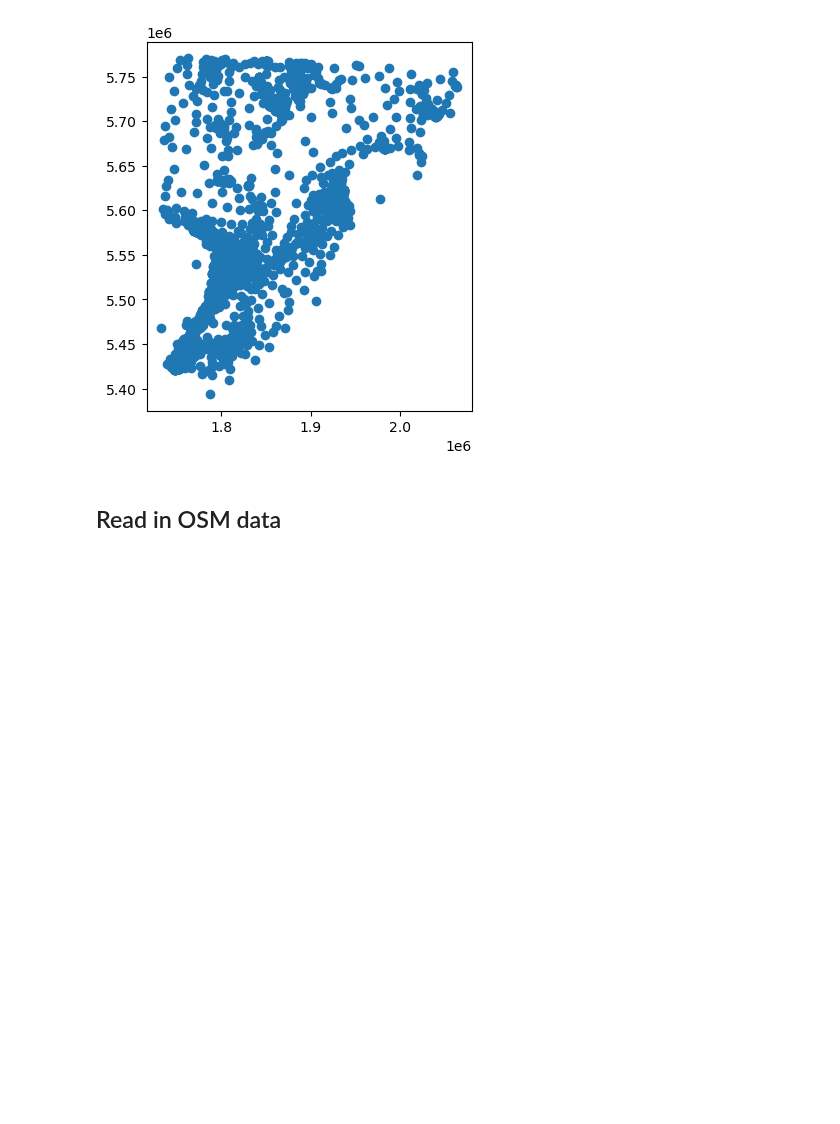
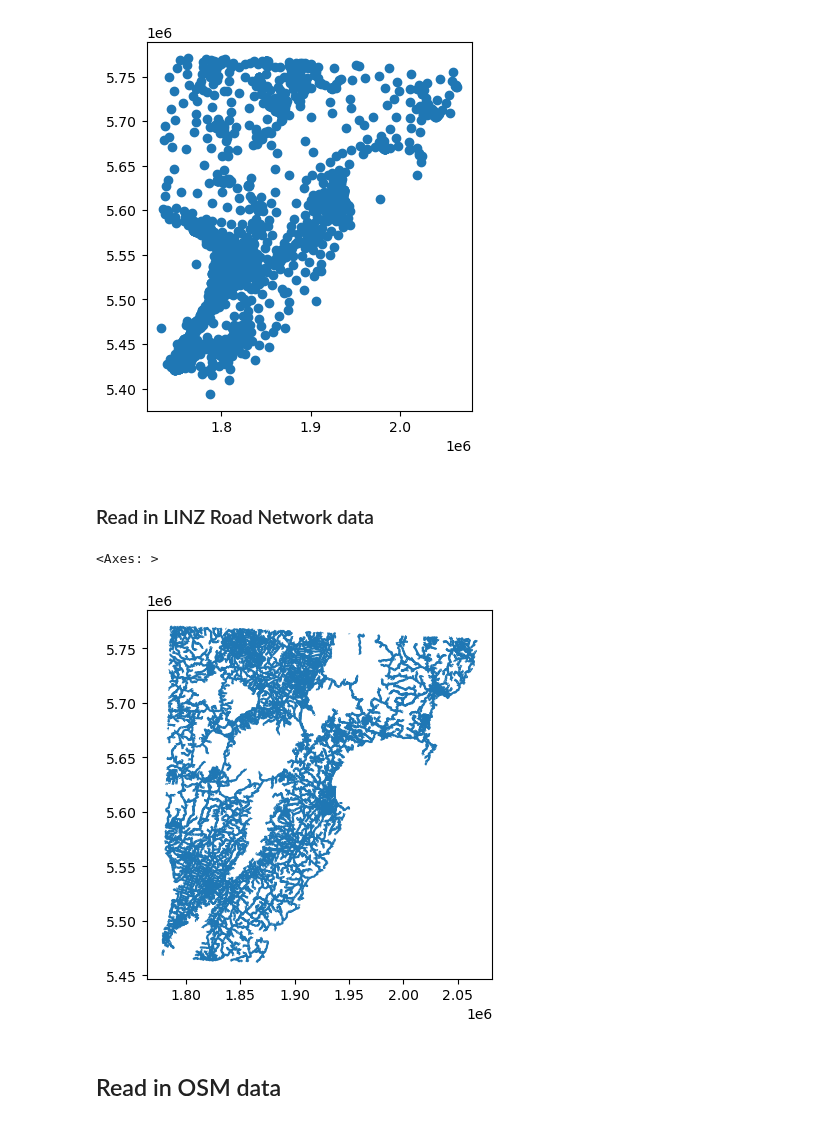
Before and after one commit to gsokolow/Flooding-and-Healthcare-2024, a Jupyter notebook: procedure/code/01-Jupyter_notebook.ipynb, the cells around one changed output. Cells and saved outputs as stored; diff of their text form; code cells hidden in the pictures; blank space fills up the shorter version.

Commit message:
roads read in !

```diff
--- a/procedure/code/01-Jupyter_notebook.ipynb
+++ b/procedure/code/01-Jupyter_notebook.ipynb
@@ -267,6 +267,15 @@ sa1_c.plot()
 # %% [output]
 <Axes: >
 [figure]
+# %% [markdown]
+### Read in LINZ Road Network data
+# %%
+rds = gpd.read_file("../../data/raw/public/nz-road-centrelines-topo-150k.gpkg")
+# %%
+rds.plot()
+# %% [output]
+<Axes: >
+[figure, added]
 # %% [markdown]
 ## Read in OSM data
 # %%
```
